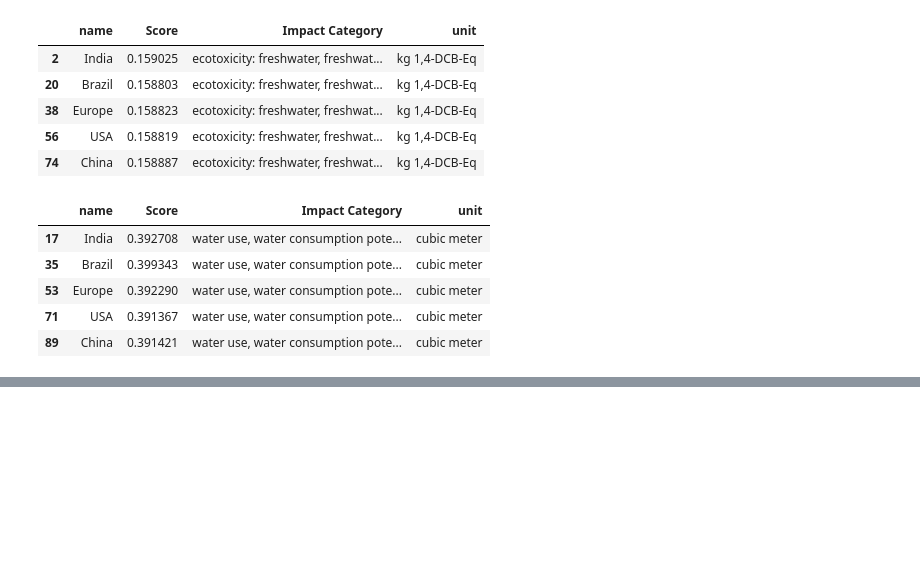
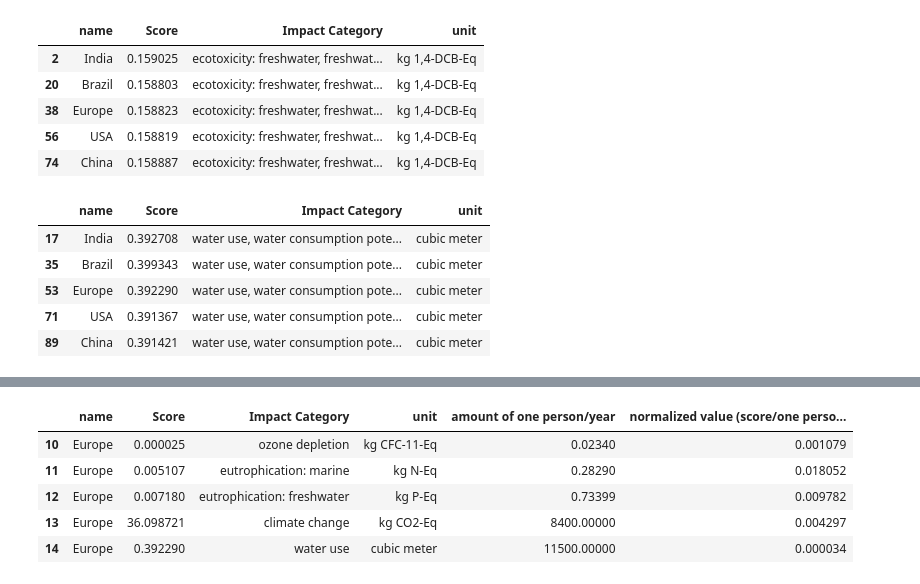
Before and after one commit to kee-k/MGT001437_project, a Jupyter notebook: visualisations.ipynb, the cells around one changed output, grey strips where cells are left out. Saved outputs shown, nothing was run; the diff lists cells and outputs as text; code cells hidden in the pictures; blank space fills up the shorter version.

```diff
--- a/impact catgories/visualisations.ipynb
+++ b/visualisations.ipynb
@@ -467,0 +527,10 @@ plt.savefig('wcp.jpg')
+# %%
+europe = selected_ic[selected_ic["name"] == 'Europe']
+europe
+# %% [output]
+|  | name | Score | Impact Category | unit | amount of one person/year | normalized value (score/one perso... |
+| 10 | Europe | 0.000025 | ozone depletion | kg CFC-11-Eq | 0.02340 | 0.001079 |
+| 11 | Europe | 0.005107 | eutrophication: marine | kg N-Eq | 0.28290 | 0.018052 |
+| 12 | Europe | 0.007180 | eutrophication: freshwater | kg P-Eq | 0.73399 | 0.009782 |
+| 13 | Europe | 36.098721 | climate change | kg CO2-Eq | 8400.00000 | 0.004297 |
+| 14 | Europe | 0.392290 | water use | cubic meter | 11500.00000 | 0.000034 |
```
Also changed, not shown: parts of 25 cells of this notebook, 4 other files.
